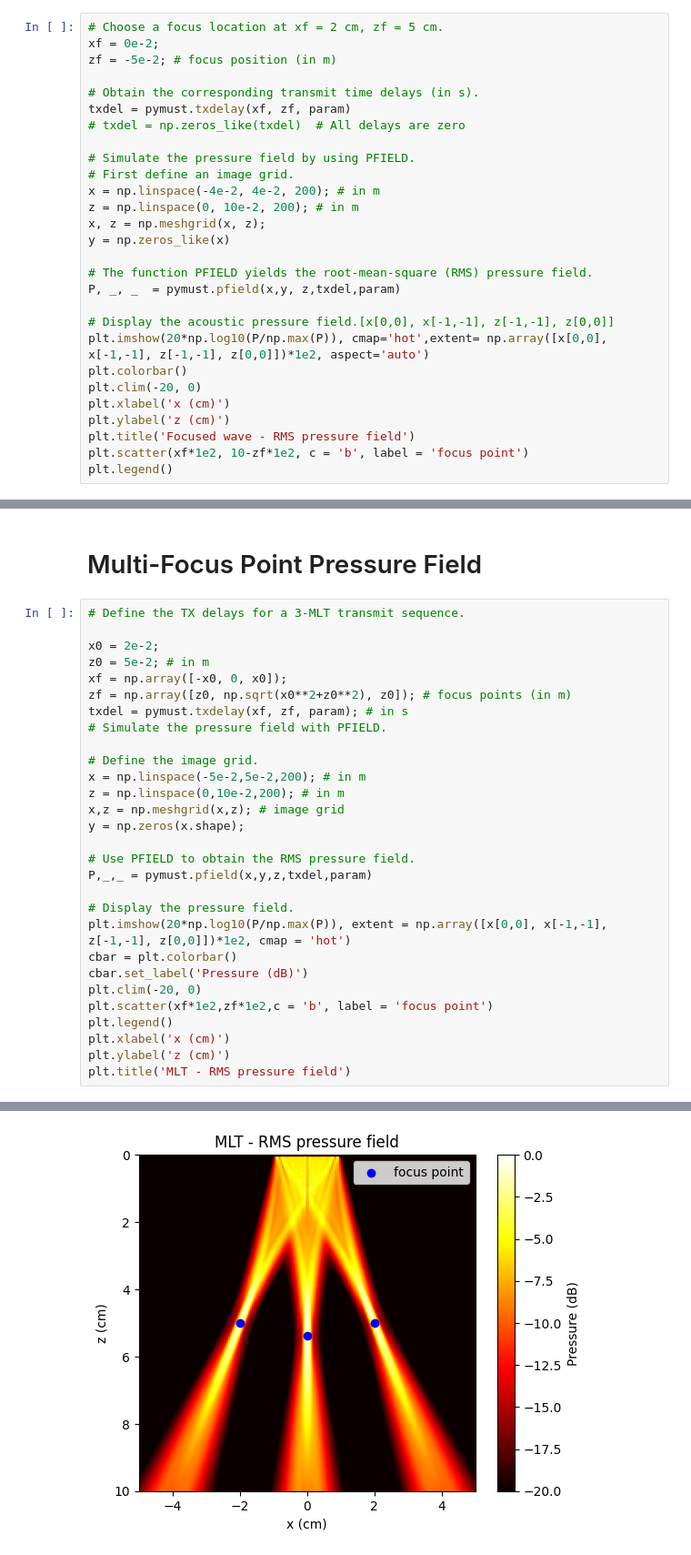
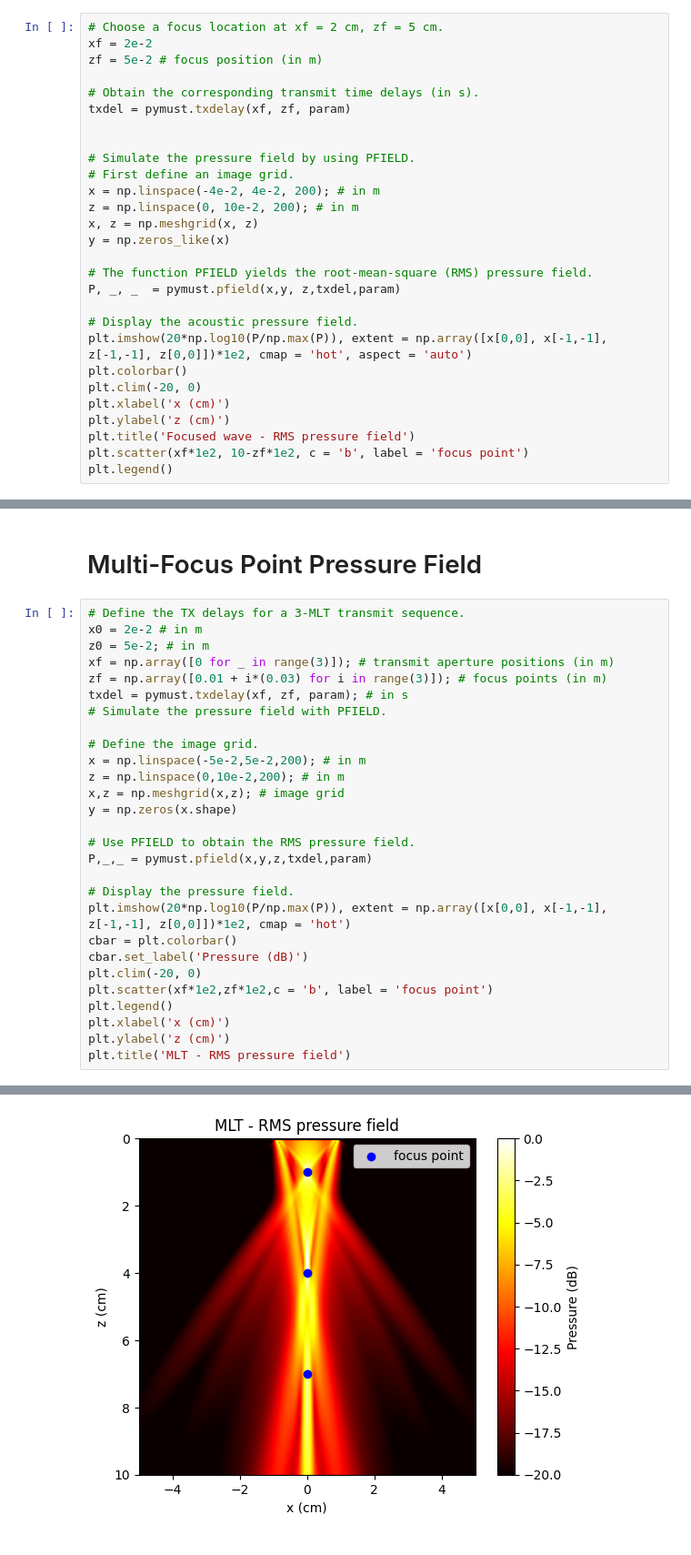
Before and after one commit to omarshaban02/Phased-Array-Pressure-Fields, a Jupyter notebook: Using_PyMust.ipynb, the cells around one changed output, grey strips where cells are left out. Shown at 91% size. Cells and saved outputs as stored; diff of their text form.

```diff
--- a/Using_PyMust.ipynb
+++ b/Using_PyMust.ipynb
@@ -65,25 +33,25 @@ param
 # Single Focus Point Pressure Field
 # %%
 # Choose a focus location at xf = 2 cm, zf = 5 cm.
-xf = 0e-2;
-zf = -5e-2; # focus position (in m)
+xf = 2e-2
+zf = 5e-2 # focus position (in m)
 
 # Obtain the corresponding transmit time delays (in s).
 txdel = pymust.txdelay(xf, zf, param)
-# txdel = np.zeros_like(txdel)  # All delays are zero
+
 
 # Simulate the pressure field by using PFIELD.
 # First define an image grid.
 x = np.linspace(-4e-2, 4e-2, 200); # in m
 z = np.linspace(0, 10e-2, 200); # in m
-x, z = np.meshgrid(x, z);
+x, z = np.meshgrid(x, z)
 y = np.zeros_like(x)
 
 # The function PFIELD yields the root-mean-square (RMS) pressure field.
 P, _, _  = pymust.pfield(x,y, z,txdel,param)
 
-# Display the acoustic pressure field.[x[0,0], x[-1,-1], z[-1,-1], z[0,0]]
-plt.imshow(20*np.log10(P/np.max(P)), cmap='hot',extent= np.array([x[0,0], x[-1,-1], z[-1,-1], z[0,0]])*1e2, aspect='auto')
+# Display the acoustic pressure field.
+plt.imshow(20*np.log10(P/np.max(P)), extent = np.array([x[0,0], x[-1,-1], z[-1,-1], z[0,0]])*1e2, cmap = 'hot', aspect = 'auto')
 plt.colorbar()
 plt.clim(-20, 0)
 plt.xlabel('x (cm)')
@@ -148,33 +106,32 @@ Text(0.5, 1.0, 'Diverging wave - RMS pressure field')
 # Multi-Focus Point Pressure Field
 # %%
 # Define the TX delays for a 3-MLT transmit sequence.
-
-x0 = 2e-2;
+x0 = 2e-2 # in m
 z0 = 5e-2; # in m
-xf = np.array([-x0, 0, x0]);
-zf = np.array([z0, np.sqrt(x0**2+z0**2), z0]); # focus points (in m)
+xf = np.array([0 for _ in range(3)]); # transmit aperture positions (in m)
+zf = np.array([0.01 + i*(0.03) for i in range(3)]); # focus points (in m)
 txdel = pymust.txdelay(xf, zf, param); # in s
 # Simulate the pressure field with PFIELD.
 
 # Define the image grid.
 x = np.linspace(-5e-2,5e-2,200); # in m
 z = np.linspace(0,10e-2,200); # in m
 x,z = np.meshgrid(x,z); # image grid
-y = np.zeros(x.shape);
+y = np.zeros(x.shape)
 
 # Use PFIELD to obtain the RMS pressure field.
 P,_,_ = pymust.pfield(x,y,z,txdel,param)
 
 # Display the pressure field.
 plt.imshow(20*np.log10(P/np.max(P)), extent = np.array([x[0,0], x[-1,-1], z[-1,-1], z[0,0]])*1e2, cmap = 'hot')
 cbar = plt.colorbar()
 cbar.set_label('Pressure (dB)')
 plt.clim(-20, 0)
 plt.scatter(xf*1e2,zf*1e2,c = 'b', label = 'focus point')
 plt.legend()
 plt.xlabel('x (cm)')
 plt.ylabel('z (cm)')
 plt.title('MLT - RMS pressure field')
 # %% [output]
 Text(0.5, 1.0, 'MLT - RMS pressure field')
-[figure, old version]
+[figure, new version]
```
Also changed, not shown: parts of 8 cells of this notebook.
